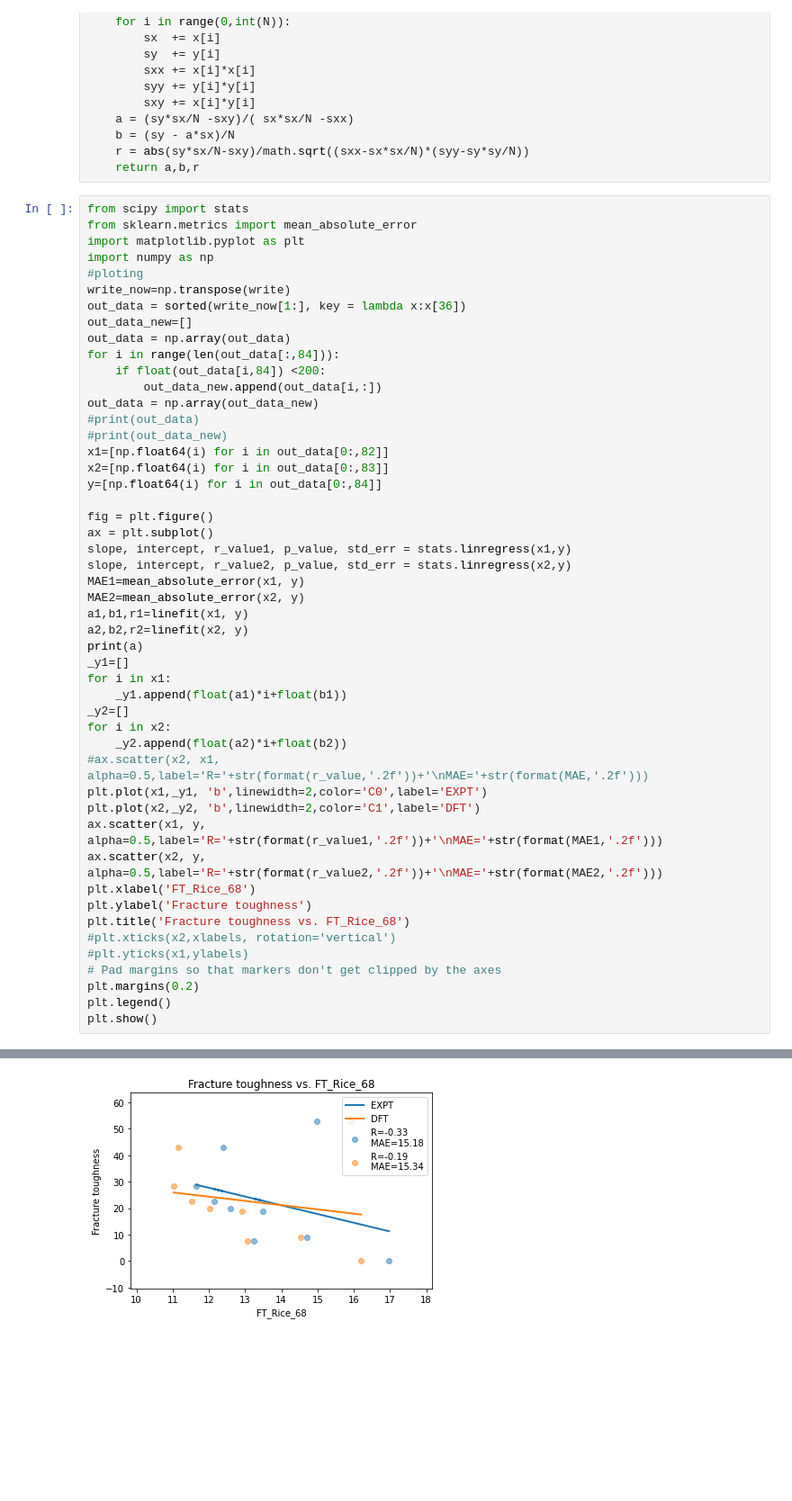
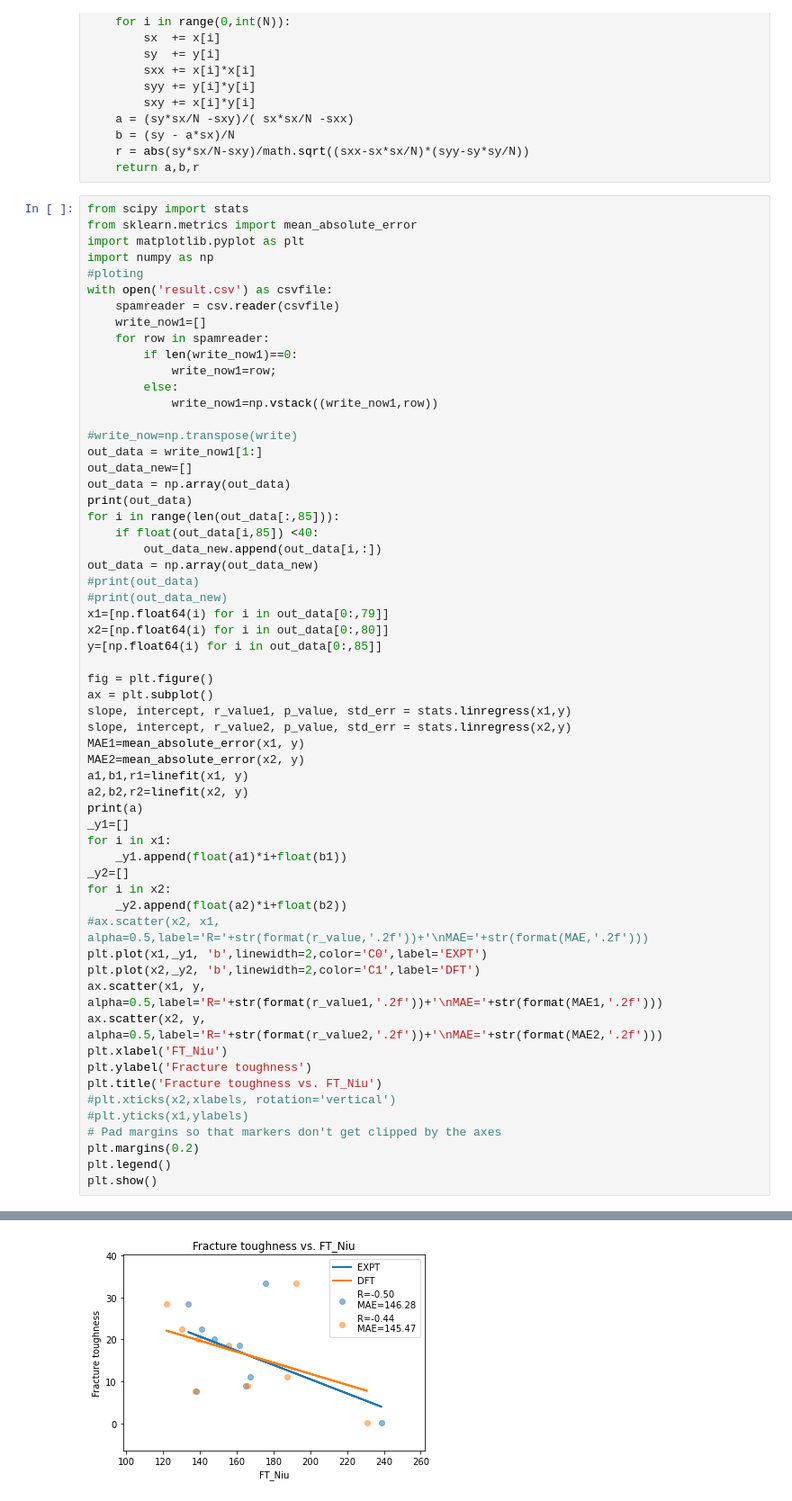
Before and after one commit to HUISUN24/LCM, a Jupyter notebook: Linearcombination_and_compare.ipynb, the cells around one changed output, grey strips where cells are left out. Shown: that part at 90% size. Cells and saved outputs as stored; diff of their text form; blank space fills up the shorter version.

```diff
--- a/Linearcombination_and_compare.ipynb
+++ b/Linearcombination_and_compare.ipynb
@@ -336,19 +313,29 @@ from sklearn.metrics import mean_absolute_error
 import matplotlib.pyplot as plt
 import numpy as np
 #ploting
-write_now=np.transpose(write)
-out_data = sorted(write_now[1:], key = lambda x:x[36])
+with open('result.csv') as csvfile:
+    spamreader = csv.reader(csvfile)
+    write_now1=[]
+    for row in spamreader:
+        if len(write_now1)==0:
+            write_now1=row;
+        else:
+            write_now1=np.vstack((write_now1,row))
+
+#write_now=np.transpose(write)
+out_data = write_now1[1:]
 out_data_new=[]
 out_data = np.array(out_data)
-for i in range(len(out_data[:,84])):
-    if float(out_data[i,84]) <200:
+print(out_data)
+for i in range(len(out_data[:,85])):
+    if float(out_data[i,85]) <40:
         out_data_new.append(out_data[i,:])
 out_data = np.array(out_data_new)
 #print(out_data)
 #print(out_data_new)
-x1=[np.float64(i) for i in out_data[0:,82]]
-x2=[np.float64(i) for i in out_data[0:,83]]
-y=[np.float64(i) for i in out_data[0:,84]]
+x1=[np.float64(i) for i in out_data[0:,79]]
+x2=[np.float64(i) for i in out_data[0:,80]]
+y=[np.float64(i) for i in out_data[0:,85]]
 
 fig = plt.figure()
 ax = plt.subplot()
@@ -370,9 +357,9 @@ plt.plot(x1,_y1, 'b',linewidth=2,color='C0',label='EXPT')
 plt.plot(x2,_y2, 'b',linewidth=2,color='C1',label='DFT')
 ax.scatter(x1, y, alpha=0.5,label='R='+str(format(r_value1,'.2f'))+'\nMAE='+str(format(MAE1,'.2f')))
 ax.scatter(x2, y, alpha=0.5,label='R='+str(format(r_value2,'.2f'))+'\nMAE='+str(format(MAE2,'.2f')))
-plt.xlabel('FT_Rice_68')
+plt.xlabel('FT_Niu')
 plt.ylabel('Fracture toughness')
-plt.title('Fracture toughness vs. FT_Rice_68')
+plt.title('Fracture toughness vs. FT_Niu')
 #plt.xticks(x2,xlabels, rotation='vertical')
 #plt.yticks(x1,ylabels)
 # Pad margins so that markers don't get clipped by the axes
@@ -397 +380 @@ plt.show()
-[figure, old version]
+[figure, new version]
```
Also changed, not shown: parts of 7 cells of this notebook, 2 other files.
